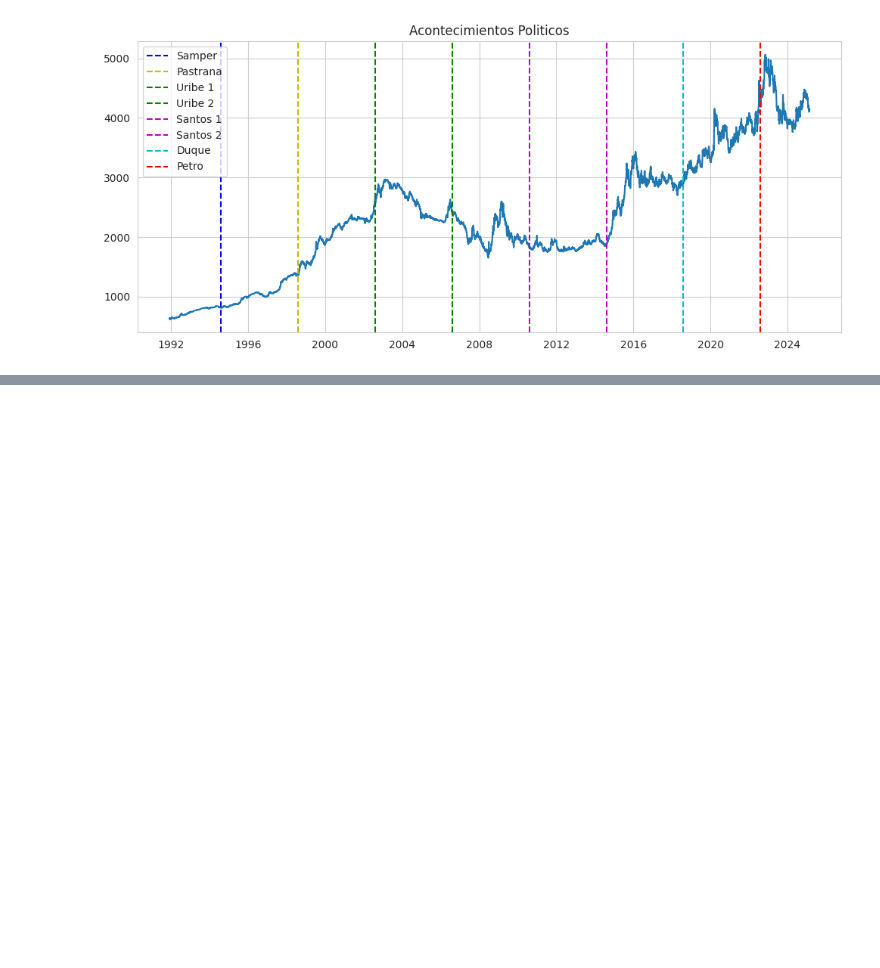
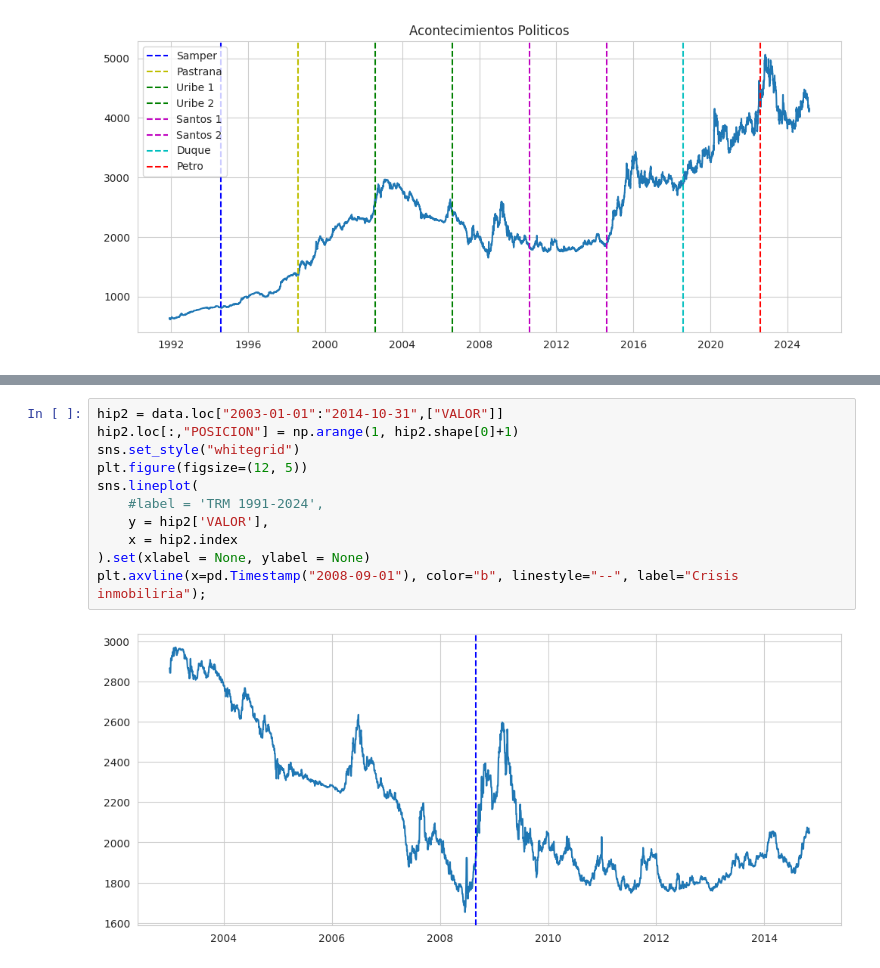
Before and after one commit to sergiolaverde0/fp_sub_IA, a Jupyter notebook: Trabajo_final_JARR_JAJE_SAL.ipynb, the cells around one changed output, grey strips where cells are left out. Saved outputs shown, nothing was run; the diff lists cells and outputs as text; blank space fills up the shorter version.

```diff
--- a/Trabajo_final_JARR_JAJE_SAL.ipynb
+++ b/Trabajo_final_JARR_JAJE_SAL.ipynb
@@ -255,0 +308,13 @@ plt.show();
+# %%
+hip2 = data.loc["2003-01-01":"2014-10-31",["VALOR"]]
+hip2.loc[:,"POSICION"] = np.arange(1, hip2.shape[0]+1)
+sns.set_style("whitegrid")
+plt.figure(figsize=(12, 5))
+sns.lineplot(
+    #label = 'TRM 1991-2024',
+    y = hip2['VALOR'],
+    x = hip2.index
+).set(xlabel = None, ylabel = None)
+plt.axvline(x=pd.Timestamp("2008-09-01"), color="b", linestyle="--", label="Crisis inmobiliria");
+# %% [output]
+[figure, added]
```
Also changed, not shown: parts of 13 cells of this notebook.
